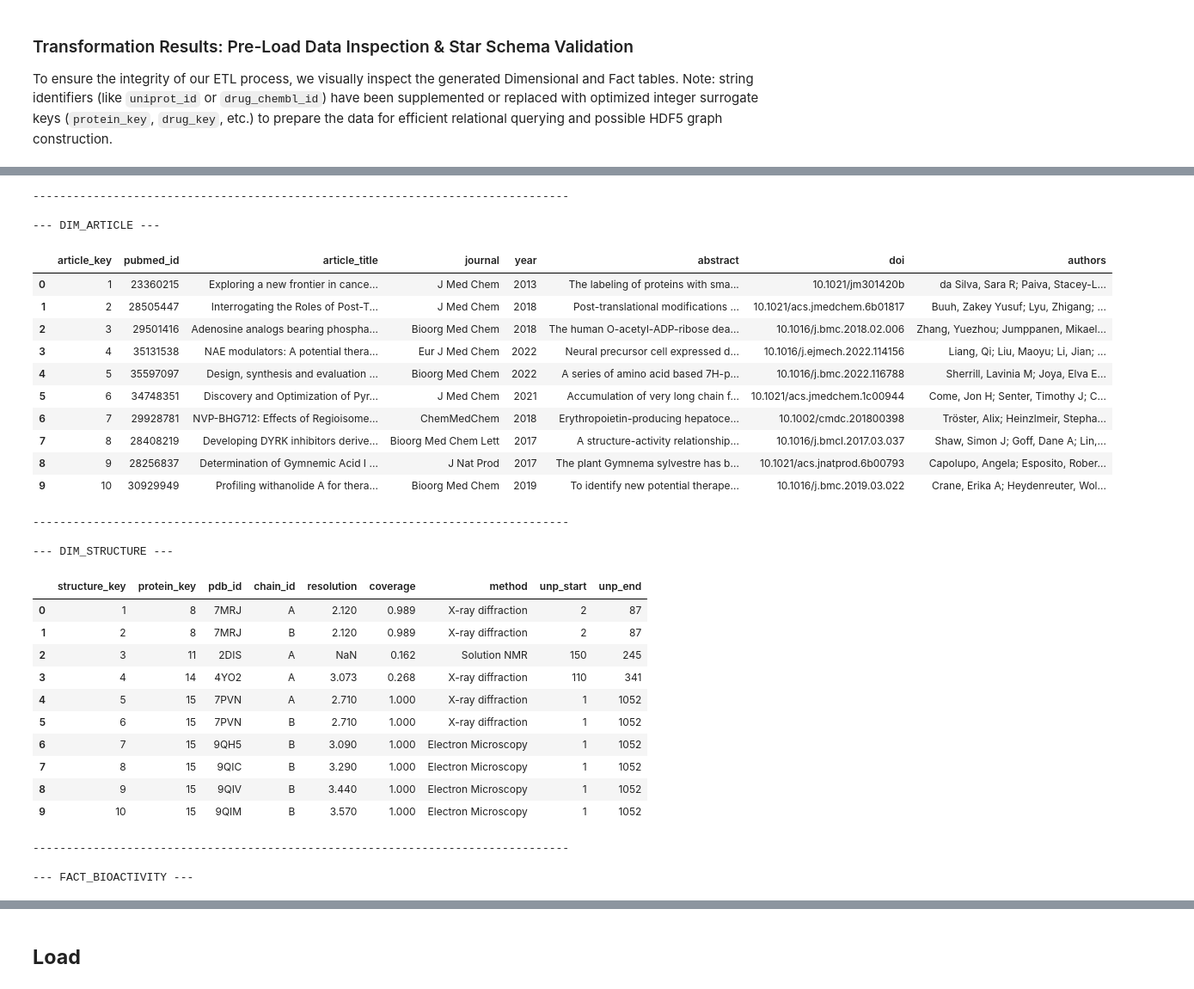
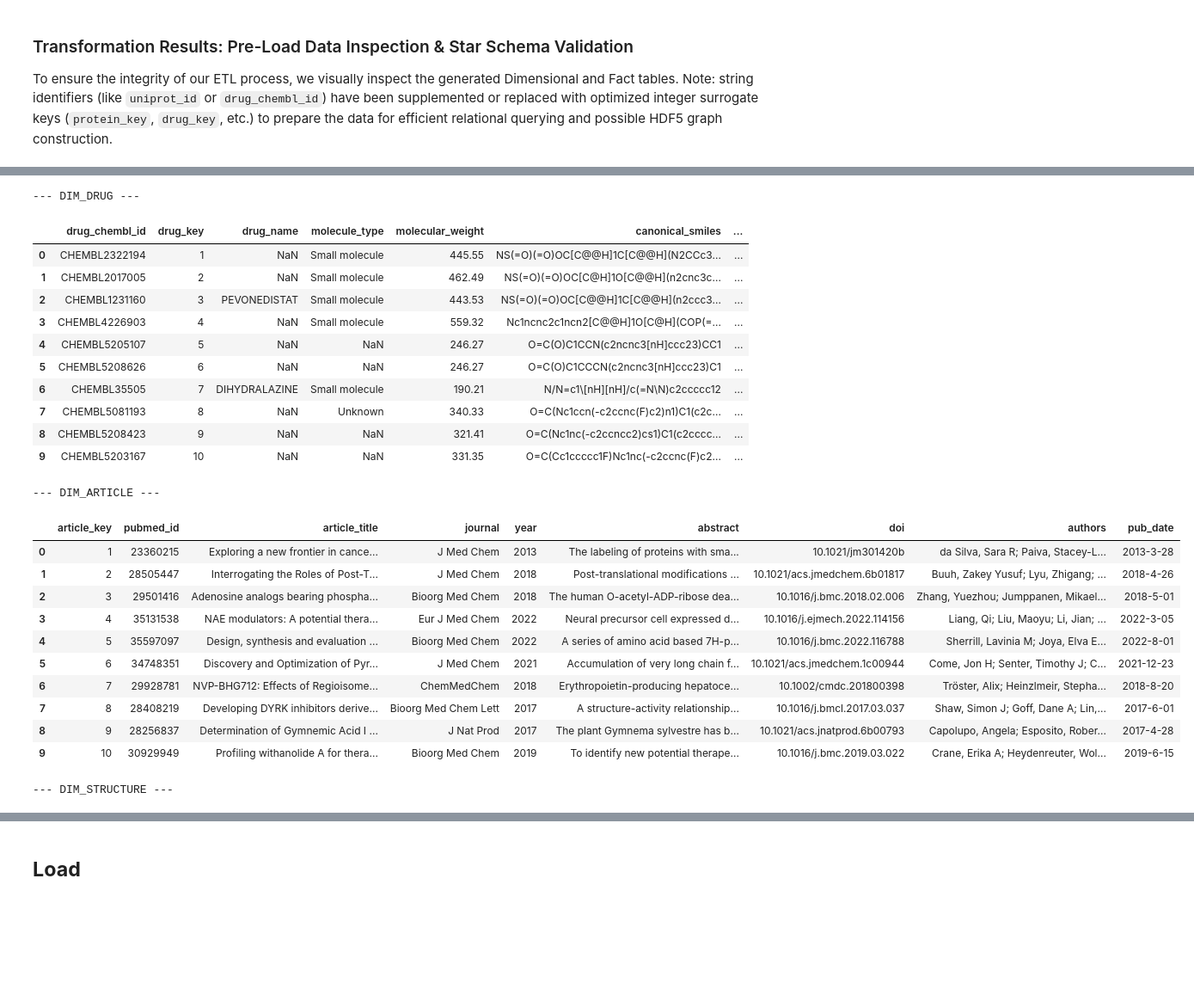
Before and after one commit to BlackSabbitch/ELIQSIR, a Jupyter notebook: ipai_project/notebooks/IPAI_dwh_setup.ipynb, the cells around one changed output, grey strips where cells are left out. Shown at 86% size. Drawn from its saved outputs; the diff is of its cells as text; code cells hidden in the pictures; blank space fills up the shorter version.

```diff
--- a/ipai_project/notebooks/IPAI_dwh_setup.ipynb
+++ b/ipai_project/notebooks/IPAI_dwh_setup.ipynb
@@ -269,9 +298,14 @@ Cleaned DataFrames are restructured into a **Star Schema** consisting of Dimensi
 project_root = str(Path(os.getcwd()).parent)
 if project_root not in sys.path:
     sys.path.insert(0, project_root)
+
 # Import transformation classes
 from src.etl.transformation.cleaner import DataCleaner
 from src.etl.transformation.dimensional_builder import DimensionalModelBuilder
+import pandas as pd
+import os
+from pathlib import Path
+from dotenv import load_dotenv
 
 # Load environment variables
 load_dotenv()
@@ -287,7 +321,7 @@ report = {}
 # 1. Load Raw Data
 print(f"Loading raw CSV files from: {INPUT_DIR}")
 raw_uniprot = pd.read_csv(INPUT_DIR / "uniprot_raw.csv")
-raw_chembl = pd.read_csv(INPUT_DIR / "chembl_raw.csv")
+raw_chembl = pd.read_csv(INPUT_DIR / "chembl_raw.csv", low_memory=False)
 raw_pdbe = pd.read_csv(INPUT_DIR / "pdbe_raw.csv")
 raw_pubmed = pd.read_csv(INPUT_DIR / "pubmed_raw.csv")
 
@@ -317,16 +351,17 @@ report["clean"] = {
 print("Building Star Schema dimensions and facts...")
 builder = DimensionalModelBuilder()
 
-# Dimensions MUST be built before the Fact table to generate surrogate keys
+dim_date = builder.build_dim_date(start_year=1950, end_year=2030)
+
 dim_protein = builder.build_dim_protein(clean_uniprot)
 dim_drug = builder.build_dim_drug(clean_chembl)
 dim_article = builder.build_dim_article(clean_chembl, clean_pubmed)
 dim_structure = builder.build_dim_structure(clean_pdbe)
 
-# Fact table resolves foreign keys
-fact_bioactivity = builder.build_fact_bioactivity(clean_chembl)
+fact_bioactivity = builder.build_fact_bioactivity(clean_chembl, clean_pubmed)
 
 report["dim"] = {
+    "dim_date": len(dim_date),
     "dim_protein": len(dim_protein),
     "dim_drug": len(dim_drug),
     "dim_article": len(dim_article),
@@ -336,6 +371,7 @@ report["dim"] = {
 
 # 4. Save to target directory
 print(f"Saving cleaned dimensional files to: {OUTPUT_DIR}")
+dim_date.to_csv(OUTPUT_DIR / "dim_date.csv", index=False)
 dim_protein.to_csv(OUTPUT_DIR / "dim_protein.csv", index=False)
 dim_drug.to_csv(OUTPUT_DIR / "dim_drug.csv", index=False)
 dim_article.to_csv(OUTPUT_DIR / "dim_article.csv", index=False)
@@ -390,8 +425,9 @@ load_dotenv()
 BASE_DATA_DIR = Path(os.getenv("DATA_DIR", "data"))
 CLEANED_CSV_DIR = BASE_DATA_DIR / "csv_cleaned"
 
-# List of tables in our Star Schema
+# List of tables in our Star Schema (now including dim_date)
 tables = [
+    "dim_date",
     "dim_protein",
     "dim_drug",
     "dim_article",
@@ -399,7 +435,7 @@ tables = [
     "fact_bioactivity"
 ]
 
-print("Star Schema Validation: Inspecting Transformed Data\n")
+print("INSPECTING TRANSFORMED DATA\n")
 
 # Loop through each file and display the first 10 rows
 for table in tables:
@@ -407,11 +443,8 @@ for table in tables:
 
     if file_path.exists():
         print(f"--- {table.upper()} ---")
-        # Read the first few rows to save memory
         df_head = pd.read_csv(file_path, nrows=10)
-        # Use IPython's display for nice HTML rendering in Jupyter
         display(df_head)
-        print("\n" + "-"*80 + "\n")
     else:
         print(f"Warning: File {file_path.name} not found in {CLEANED_CSV_DIR}.")
 # %% [output]
@@ -446,31 +477,25 @@ Star Schema Validation: Inspecting Transformed Data
---------------------------------------------------------------------------------
-
---- DIM_ARTICLE ---
+--- DIM_DRUG ---
-|  | article_key | pubmed_id | article_title | journal | year | abstract | doi | authors |
-| 0 | 1 | 23360215 | Exploring a new frontier in cance... | J Med Chem | 2013 | The labeling of proteins with sma... | 10.1021/jm301420b | da Silva, Sara R; Paiva, Stacey-L... |
-| 1 | 2 | 28505447 | Interrogating the Roles of Post-T... | J Med Chem | 2018 | Post-translational modifications ... | 10.1021/acs.jmedchem.6b01817 | Buuh, Zakey Yusuf; Lyu, Zhigang; ... |
-| 2 | 3 | 29501416 | Adenosine analogs bearing phospha... | Bioorg Med Chem | 2018 | The human O-acetyl-ADP-ribose dea... | 10.1016/j.bmc.2018.02.006 | Zhang, Yuezhou; Jumppanen, Mikael... |
-| 3 | 4 | 35131538 | NAE modulators: A potential thera... | Eur J Med Chem | 2022 | Neural precursor cell expressed d... | 10.1016/j.ejmech.2022.114156 | Liang, Qi; Liu, Maoyu; Li, Jian; ... |
-| 4 | 5 | 35597097 | Design, synthesis and evaluation ... | Bioorg Med Chem | 2022 | A series of amino acid based 7H-p... | 10.1016/j.bmc.2022.116788 | Sherrill, Lavinia M; Joya, Elva E... |
-| 5 | 6 | 34748351 | Discovery and Optimization of Pyr... | J Med Chem | 2021 | Accumulation of very long chain f... | 10.1021/acs.jmedchem.1c00944 | Come, Jon H; Senter, Timothy J; C... |
-| 6 | 7 | 29928781 | NVP-BHG712: Effects of Regioisome... | ChemMedChem | 2018 | Erythropoietin-producing hepatoce... | 10.1002/cmdc.201800398 | Tröster, Alix; Heinzlmeir, Stepha... |
-| 7 | 8 | 28408219 | Developing DYRK inhibitors derive... | Bioorg Med Chem Lett | 2017 | A structure-activity relationship... | 10.1016/j.bmcl.2017.03.037 | Shaw, Simon J; Goff, Dane A; Lin,... |
-| 8 | 9 | 28256837 | Determination of Gymnemic Acid I ... | J Nat Prod | 2017 | The plant Gymnema sylvestre has b... | 10.1021/acs.jnatprod.6b00793 | Capolupo, Angela; Esposito, Rober... |
-| 9 | 10 | 30929949 | Profiling withanolide A for thera... | Bioorg Med Chem | 2019 | To identify new potential therape... | 10.1016/j.bmc.2019.03.022 | Crane, Erika A; Heydenreuter, Wol... |
+|  | drug_chembl_id | drug_key | drug_name | molecule_type | molecular_weight | canonical_smiles | ... |
+| 0 | CHEMBL2322194 | 1 | NaN | Small molecule | 445.55 | NS(=O)(=O)OC[C@@H]1C[C@@H](N2CCc3... | ... |
+| 1 | CHEMBL2017005 | 2 | NaN | Small molecule | 462.49 | NS(=O)(=O)OC[C@H]1O[C@@H](n2cnc3c... | ... |
+| 2 | CHEMBL1231160 | 3 | PEVONEDISTAT | Small molecule | 443.53 | NS(=O)(=O)OC[C@@H]1C[C@@H](n2ccc3... | ... |
+| 3 | CHEMBL4226903 | 4 | NaN | Small molecule | 559.32 | Nc1ncnc2c1ncn2[C@@H]1O[C@H](COP(=... | ... |
+| 4 | CHEMBL5205107 | 5 | NaN | NaN | 246.27 | O=C(O)C1CCN(c2ncnc3[nH]ccc23)CC1 | ... |
+| 5 | CHEMBL5208626 | 6 | NaN | NaN | 246.27 | O=C(O)C1CCCN(c2ncnc3[nH]ccc23)C1 | ... |
+| 6 | CHEMBL35505 | 7 | DIHYDRALAZINE | Small molecule | 190.21 | N/N=c1\[nH][nH]/c(=N\N)c2ccccc12 | ... |
+| 7 | CHEMBL5081193 | 8 | NaN | Unknown | 340.33 | O=C(Nc1ccn(-c2ccnc(F)c2)n1)C1(c2c... | ... |
+| 8 | CHEMBL5208423 | 9 | NaN | NaN | 321.41 | O=C(Nc1nc(-c2ccncc2)cs1)C1(c2cccc... | ... |
+| 9 | CHEMBL5203167 | 10 | NaN | NaN | 331.35 | O=C(Cc1ccccc1F)Nc1nc(-c2ccnc(F)c2... | ... |
---------------------------------------------------------------------------------
-
---- DIM_STRUCTURE ---
+--- DIM_ARTICLE ---
-|  | structure_key | protein_key | pdb_id | chain_id | resolution | coverage | method | unp_start | unp_end |
-| 0 | 1 | 8 | 7MRJ | A | 2.120 | 0.989 | X-ray diffraction | 2 | 87 |
-| 1 | 2 | 8 | 7MRJ | B | 2.120 | 0.989 | X-ray diffraction | 2 | 87 |
-| 2 | 3 | 11 | 2DIS | A | NaN | 0.162 | Solution NMR | 150 | 245 |
-| 3 | 4 | 14 | 4YO2 | A | 3.073 | 0.268 | X-ray diffraction | 110 | 341 |
-| 4 | 5 | 15 | 7PVN | A | 2.710 | 1.000 | X-ray diffraction | 1 | 1052 |
-| 5 | 6 | 15 | 7PVN | B | 2.710 | 1.000 | X-ray diffraction | 1 | 1052 |
-| 6 | 7 | 15 | 9QH5 | B | 3.090 | 1.000 | Electron Microscopy | 1 | 1052 |
-| 7 | 8 | 15 | 9QIC | B | 3.290 | 1.000 | Electron Microscopy | 1 | 1052 |
-| 8 | 9 | 15 | 9QIV | B | 3.440 | 1.000 | Electron Microscopy | 1 | 1052 |
-| 9 | 10 | 15 | 9QIM | B | 3.570 | 1.000 | Electron Microscopy | 1 | 1052 |
+|  | article_key | pubmed_id | article_title | journal | year | abstract | doi | authors | pub_date |
+| 0 | 1 | 23360215 | Exploring a new frontier in cance... | J Med Chem | 2013 | The labeling of proteins with sma... | 10.1021/jm301420b | da Silva, Sara R; Paiva, Stacey-L... | 2013-3-28 |
+| 1 | 2 | 28505447 | Interrogating the Roles of Post-T... | J Med Chem | 2018 | Post-translational modifications ... | 10.1021/acs.jmedchem.6b01817 | Buuh, Zakey Yusuf; Lyu, Zhigang; ... | 2018-4-26 |
+| 2 | 3 | 29501416 | Adenosine analogs bearing phospha... | Bioorg Med Chem | 2018 | The human O-acetyl-ADP-ribose dea... | 10.1016/j.bmc.2018.02.006 | Zhang, Yuezhou; Jumppanen, Mikael... | 2018-5-01 |
+| 3 | 4 | 35131538 | NAE modulators: A potential thera... | Eur J Med Chem | 2022 | Neural precursor cell expressed d... | 10.1016/j.ejmech.2022.114156 | Liang, Qi; Liu, Maoyu; Li, Jian; ... | 2022-3-05 |
+| 4 | 5 | 35597097 | Design, synthesis and evaluation ... | Bioorg Med Chem | 2022 | A series of amino acid based 7H-p... | 10.1016/j.bmc.2022.116788 | Sherrill, Lavinia M; Joya, Elva E... | 2022-8-01 |
+| 5 | 6 | 34748351 | Discovery and Optimization of Pyr... | J Med Chem | 2021 | Accumulation of very long chain f... | 10.1021/acs.jmedchem.1c00944 | Come, Jon H; Senter, Timothy J; C... | 2021-12-23 |
+| 6 | 7 | 29928781 | NVP-BHG712: Effects of Regioisome... | ChemMedChem | 2018 | Erythropoietin-producing hepatoce... | 10.1002/cmdc.201800398 | Tröster, Alix; Heinzlmeir, Stepha... | 2018-8-20 |
+| 7 | 8 | 28408219 | Developing DYRK inhibitors derive... | Bioorg Med Chem Lett | 2017 | A structure-activity relationship... | 10.1016/j.bmcl.2017.03.037 | Shaw, Simon J; Goff, Dane A; Lin,... | 2017-6-01 |
+| 8 | 9 | 28256837 | Determination of Gymnemic Acid I ... | J Nat Prod | 2017 | The plant Gymnema sylvestre has b... | 10.1021/acs.jnatprod.6b00793 | Capolupo, Angela; Esposito, Rober... | 2017-4-28 |
+| 9 | 10 | 30929949 | Profiling withanolide A for thera... | Bioorg Med Chem | 2019 | To identify new potential therape... | 10.1016/j.bmc.2019.03.022 | Crane, Erika A; Heydenreuter, Wol... | 2019-6-15 |
---------------------------------------------------------------------------------
-
---- FACT_BIOACTIVITY ---
+--- DIM_STRUCTURE ---
```
Also changed, not shown: parts of 10 cells of this notebook, 6 other files.
